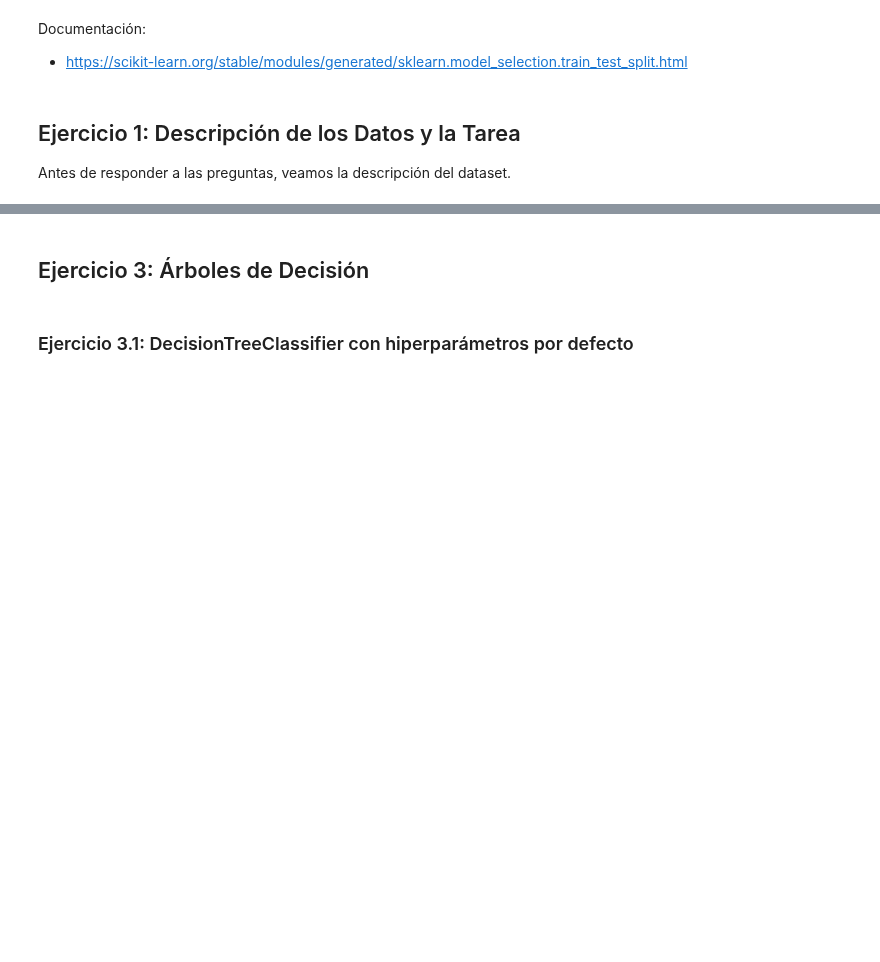
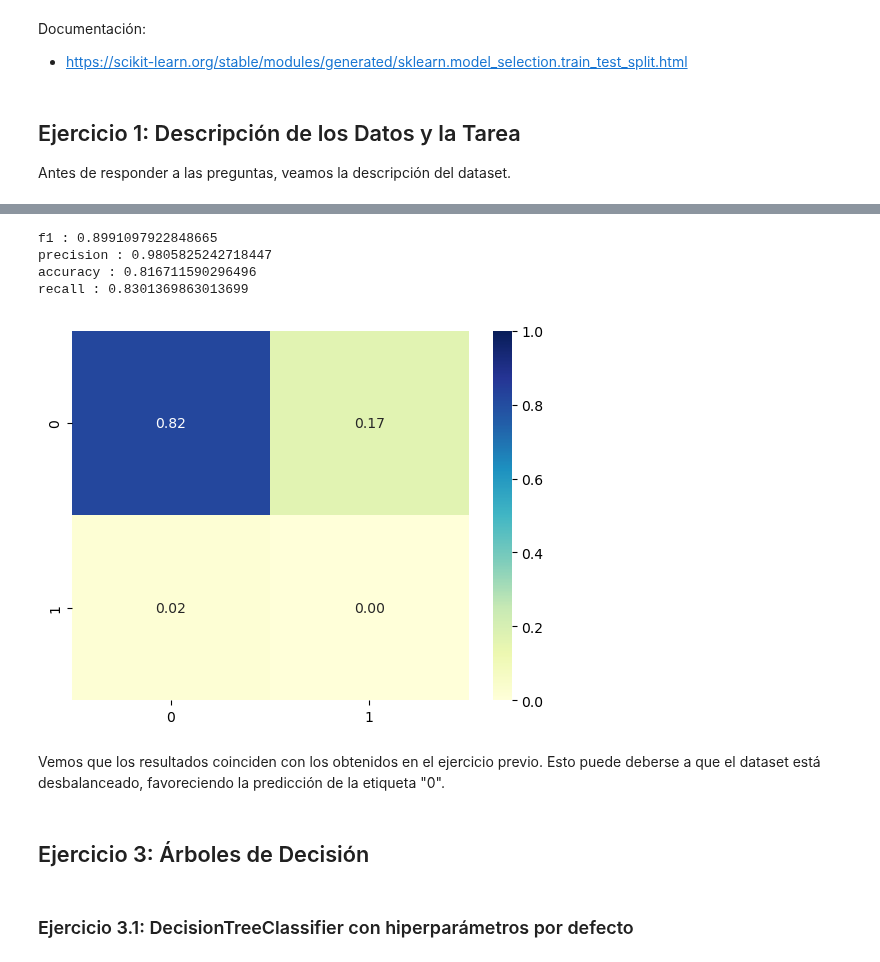
Before and after one commit to Cheva94/Diplo_G22, a Jupyter notebook: IAA/parte2_resolucion.ipynb, the cells around one changed output, grey strips where cells are left out. Cells and saved outputs as stored; diff of their text form; code cells hidden in the pictures; blank space fills up the shorter version.

```diff
--- a/IAA/parte2_resolucion.ipynb
+++ b/IAA/parte2_resolucion.ipynb
@@ -150,0 +326,11 @@ Documentación:
+# %%
+# Escribimos los resultados obtenidos
+model2 = SGDClassifier(alpha = 0.12115276586285902,loss = 'hinge', penalty = 'elasticnet', random_state=0)
+model2.fit(x_train, y_train)
+y_pred2 = model2.predict(x_test)
+
+print('Predicción:')
+print(y_pred2)
+print('*'*75)
+print('Conjunto de testeo:')
+print(y_test.to_numpy())
@@ -151,3 +361,22 @@ Documentación:
+# %%
+# Calculamos el reporte de clasificación:
+#precision_score(y_test.to_numpy(), y_pred2)
+#print(classification_report(y_test.to_numpy(), y_pred2))
+
+cmat, index = compute_scores_class(y_test, y_pred2)
+
+plot_confusion_matrix(cmat)
+
+for idx in index:
+    print(idx,':',index[idx])
+# %% [output]
+f1 : 0.8991097922848665
+precision : 0.9805825242718447
+accuracy : 0.816711590296496
+recall : 0.8301369863013699
+[figure, added]
+# %% [markdown]
+Vemos que los resultados coinciden con los obtenidos en el ejercicio previo. Esto puede deberse a que el dataset está desbalanceado, favoreciendo la predicción de la etiqueta "0".
 # %% [markdown]
 ## Ejercicio 3: Árboles de Decisión
 # %% [markdown]
```
Also changed, not shown: parts of 34 cells of this notebook.
